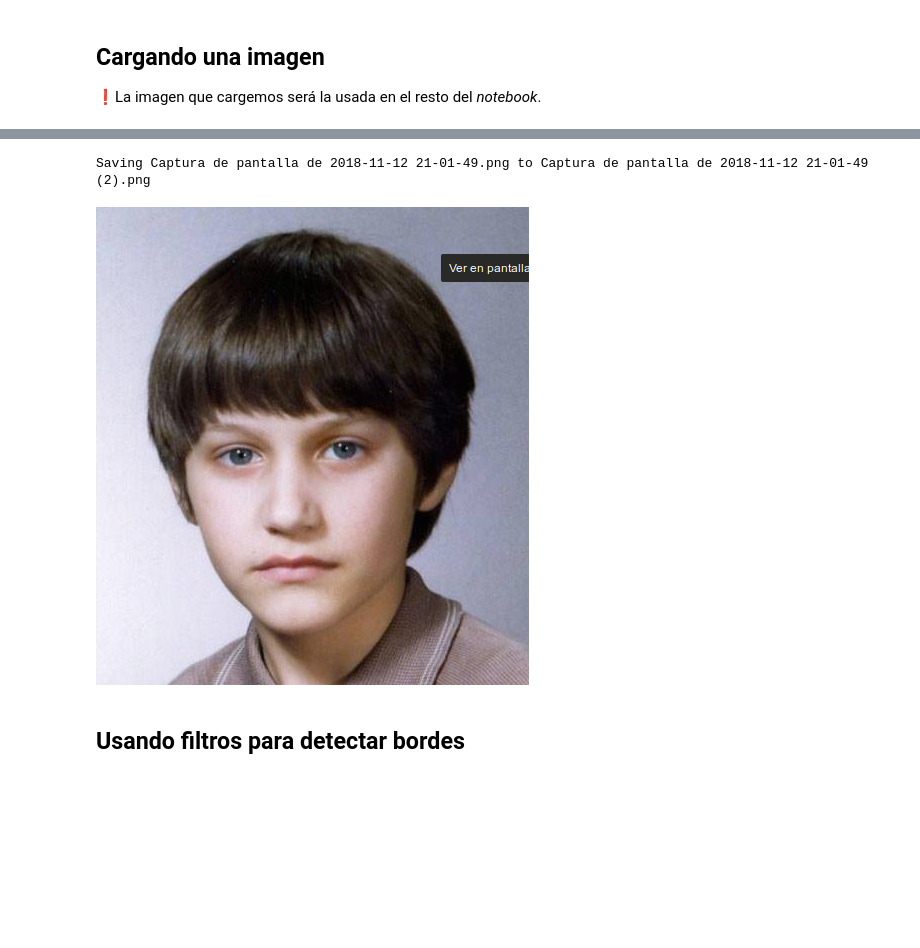
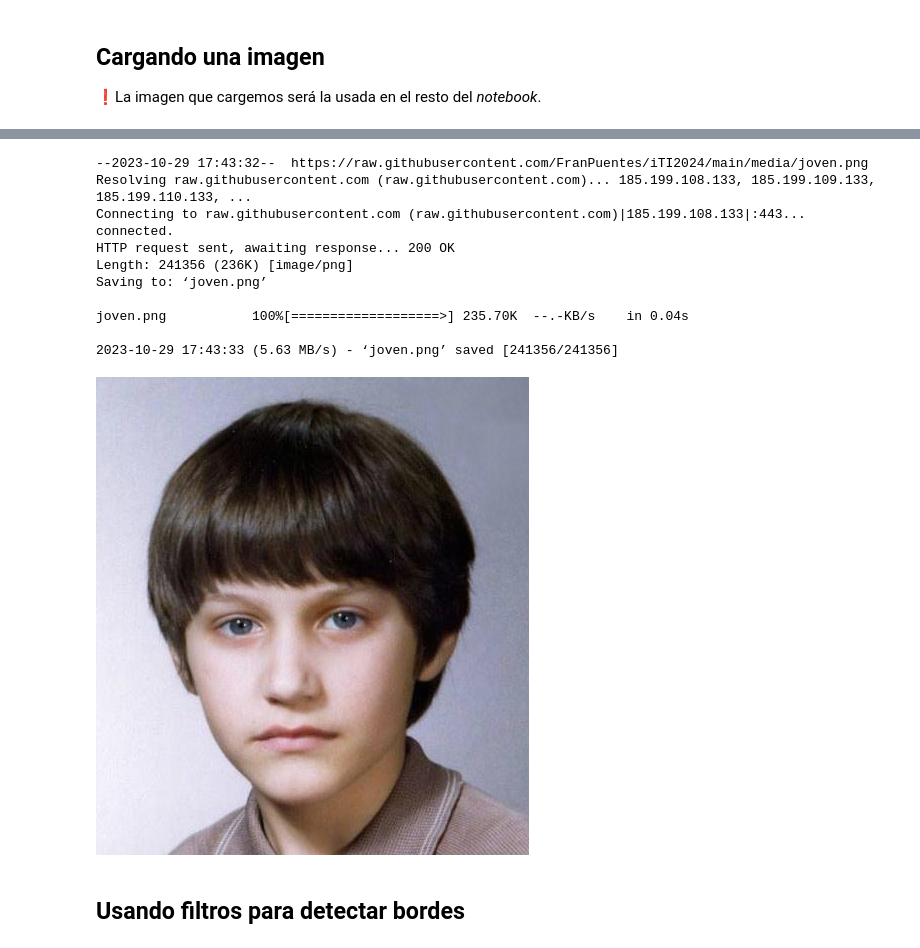
Before and after one commit to FranPuentes/iTI2024, a Jupyter notebook: Cap. 5 - detección de bordes.ipynb, the cells around one changed output, grey strips where cells are left out. Saved outputs shown, nothing was run; the diff lists cells and outputs as text; code cells hidden in the pictures; blank space fills up the shorter version.

```diff
--- a/Cap. 5 - detección de bordes.ipynb
+++ b/Cap. 5 - detección de bordes.ipynb
@@ -47,7 +47,10 @@ def leer_imagen(path):
 ❗La imagen que cargemos será la usada en el resto del *notebook*.
 # %%
 # Llamar a la función para pedir el archivo y obtener el path almacenado
-ruta = subir_imagen()
+#ruta = subir_imagen()
+
+!wget https://raw.githubusercontent.com/FranPuentes/iTI2024/main/media/joven.png -O joven.png
+ruta="joven.png"
 
 imagen = leer_imagen(ruta)
 
@@ -58,5 +60,14 @@ cv2_imshow(imagen)
-Saving Captura de pantalla de 2018-11-12 21-01-49.png to Captura de pantalla de 2018-11-12 21-01-49 (2).png
+--2023-10-29 17:43:32--  https://raw.githubusercontent.com/FranPuentes/iTI2024/main/media/joven.png
+Resolving raw.githubusercontent.com (raw.githubusercontent.com)... 185.199.108.133, 185.199.109.133, 185.199.110.133, ...
+Connecting to raw.githubusercontent.com (raw.githubusercontent.com)|185.199.108.133|:443... connected.
+HTTP request sent, awaiting response... 200 OK
+Length: 241356 (236K) [image/png]
+Saving to: ‘joven.png’
+
+joven.png           100%[===================>] 235.70K  --.-KB/s    in 0.04s
+
+2023-10-29 17:43:33 (5.63 MB/s) - ‘joven.png’ saved [241356/241356]
-[figure, old version]
+[figure, new version]
 # %% [markdown]
 ## Usando filtros para detectar bordes
 # %%
```
Also changed, not shown: parts of 4 cells of this notebook.
